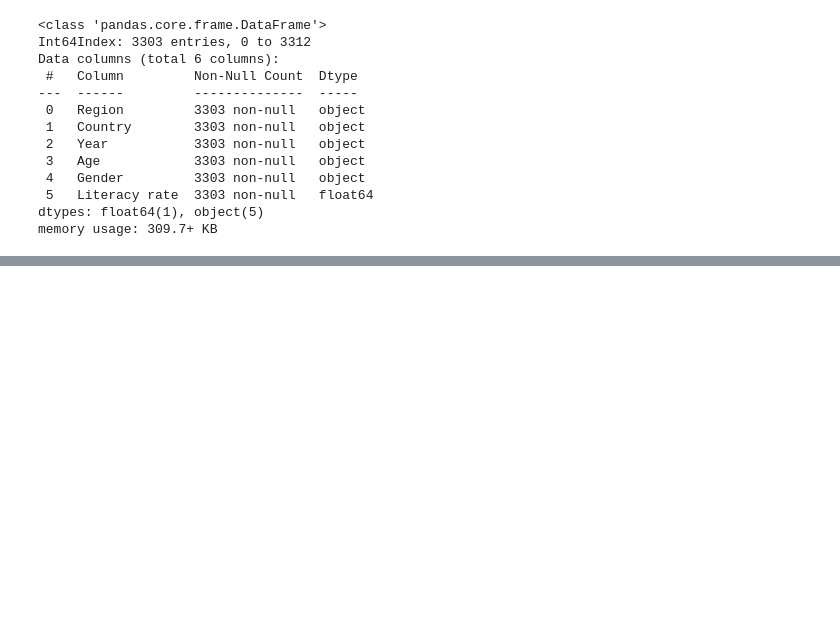
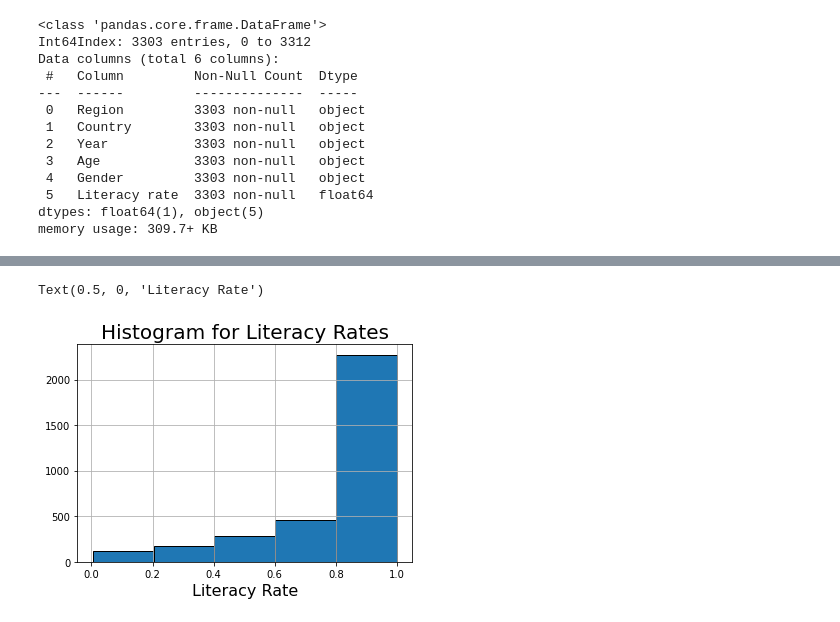
Before and after one commit to mvince33/Coding-Dojo, a Jupyter notebook: mock_belt_exam.ipynb, the cells around one changed output, grey strips where cells are left out. Drawn from its saved outputs; the diff is of its cells as text; code cells hidden in the pictures; blank space fills up the shorter version.

```diff
--- a/mock_belt_exam.ipynb
+++ b/mock_belt_exam.ipynb
@@ -193,0 +237,12 @@ memory usage: 309.7+ KB
+# %%
+# We already converted years to ints so there shouldn't
+# be any strange characters showing up. We check the
+# number of values to be sure.
+df['Year'].value_counts()
+
+# Good think we looked! It seems reasonable to conclud that
+# 3014 should be 2014
+df['Year'].replace(3014, 2014, inplace = True)
+
+# Confirm the Years column has been fixed.
+df['Year'].value_counts()
@@ -193,0 +260,10 @@ memory usage: 309.7+ KB
+# %%
+# Now we check the 'Gender' column.
+df['Gender'].value_counts()
+
+# Clearly F is for female and M is for male
+df['Gender'].replace('F', 'female', inplace = True)
+df['Gender'].replace('M', 'male', inplace = True)
+
+# Confirm we made the changes
+df['Gender'].value_counts()
@@ -193,0 +307,13 @@ memory usage: 309.7+ KB
+# %%
+# Make a histogram for literacy rates
+df['Literacy rate'].hist(bins = 5, edgecolor = 'k')
+plt.title('Histogram for Literacy Rates', fontsize = 20)
+plt.xlabel('Literacy Rate', fontsize = 16)
+
+# This is a left-skewed histogram. It shows us that the
+# about 2300 nations have literacy rates between 80%
+# and 100%. It also shows us that low literacy rates
+# are rare, but still significant.
+# %% [output]
+Text(0.5, 0, 'Literacy Rate')
+[figure, added]
```
Also changed, not shown: parts of 11 cells of this notebook.
